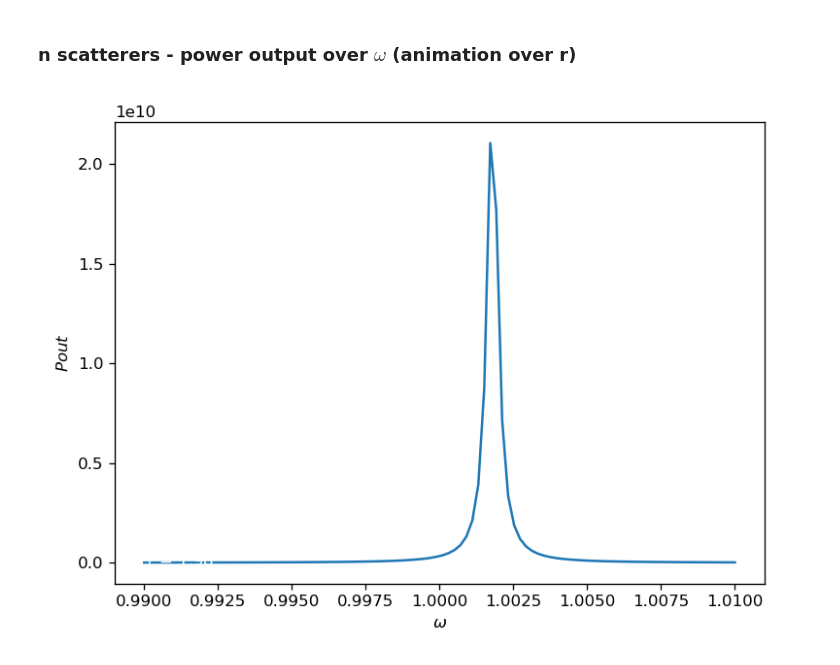
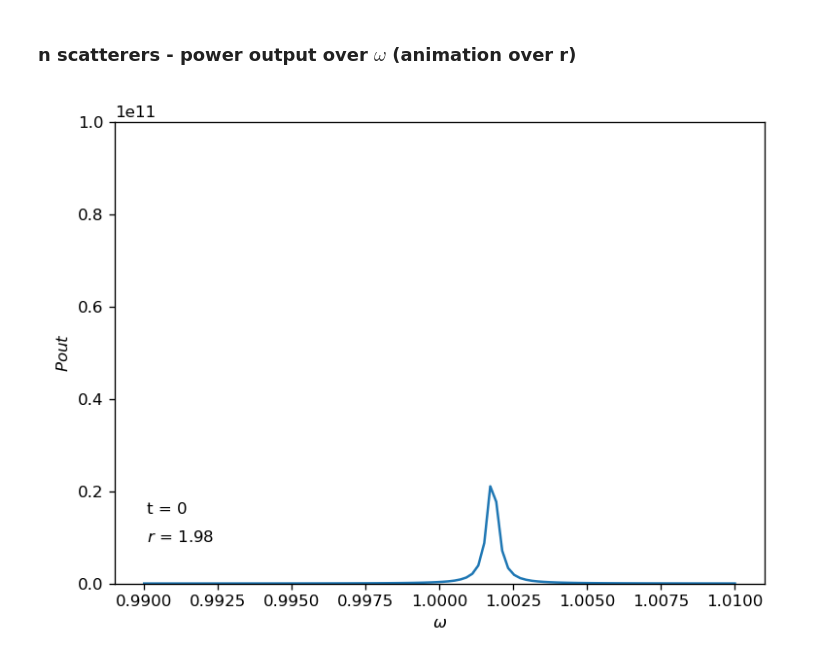
Before and after one commit to mekise/graph-theory-dda, a Jupyter notebook: notebooks/plot.ipynb, the cells around one changed output. Saved outputs shown, nothing was run; the diff lists cells and outputs as text; code cells hidden in the pictures.

Commit message:
Fix animation poweroutput over omega and r

```diff
--- a/notebooks/plot.ipynb
+++ b/notebooks/plot.ipynb
@@ -699,37 +699,38 @@ _animation.save(savegif, writer=writer)
 # %%
 filenpz = "../data/poweroveromega_n5_omegashift.npz"
 savegif = "../data/poweroveromega_n5_omegashift.gif"
 
 plt.close('all')
 fig, ax = plt.subplots(dpi=120)
 plt.gcf().set_facecolor("white") # set white background
 
 scattpos = np.load(filenpz)["scattpos"]
 rspan = np.load(filenpz)["rspan"]
 alphas = np.load(filenpz)["alphas"]
 phiinput = np.load(filenpz)["phiinput"]
 omegaspan = np.load(filenpz)["omegaspan"]
 Pout = np.load(filenpz)["Pout"]
 
-y_init = plt.plot(omegaspan, Pout[0, :])
-time_init = plt.text(0.05, 0.1, "t = 0", c='w', transform = ax.transAxes)
-rspan_init = plt.text(0.05, 0.04, "$r$ = "+str(rspan[0]), c='w', transform = ax.transAxes)
+y_init, = plt.plot(omegaspan, Pout[0, :])
+time_init = plt.text(0.05, 0.15, "t = 0", c='k', transform = ax.transAxes)
+rspan_init = plt.text(0.05, 0.09, "$r$ = "+str(rspan[0]), c='k', transform = ax.transAxes)
 plt.xlabel("$\omega$")
 plt.ylabel("$Pout$")
+plt.ylim([0, 10**11])
 
 n_frames = np.shape(Pout)[0]
 def animate(i):
-    # i_time = int(i/n_frames*100)
+    i_time = int(i/n_frames*100)
     y_init.set_data(omegaspan, Pout[i, :])
-    # time_init.set_text("t = {0:d}".format(i_time))
-    # rspan_init.set_text("$r$ = {0:.3f}".format(rspan[i]))
-    return y_init
+    time_init.set_text("t = {0:d}".format(i_time))
+    rspan_init.set_text("$r$ = {0:.3f}".format(rspan[i]))
+    return y_init, time_init, rspan_init
 
-_animation = animation.FuncAnimation(fig, animate, frames=n_frames, interval=50, blit=True)
+_animation = animation.FuncAnimation(fig, animate, frames=n_frames, interval=500, blit=True)
 plt.tight_layout()
 plt.show()
 
-# writer = animation.PillowWriter(fps=30)
-# _animation.save(savegif, writer=writer)
+writer = animation.PillowWriter(fps=5)
+_animation.save(savegif, writer=writer)
 # %% [output]
-[figure, old version]
+[figure, new version]
```
Also changed, not shown: parts of 1 cell of this notebook, 2 other files.
